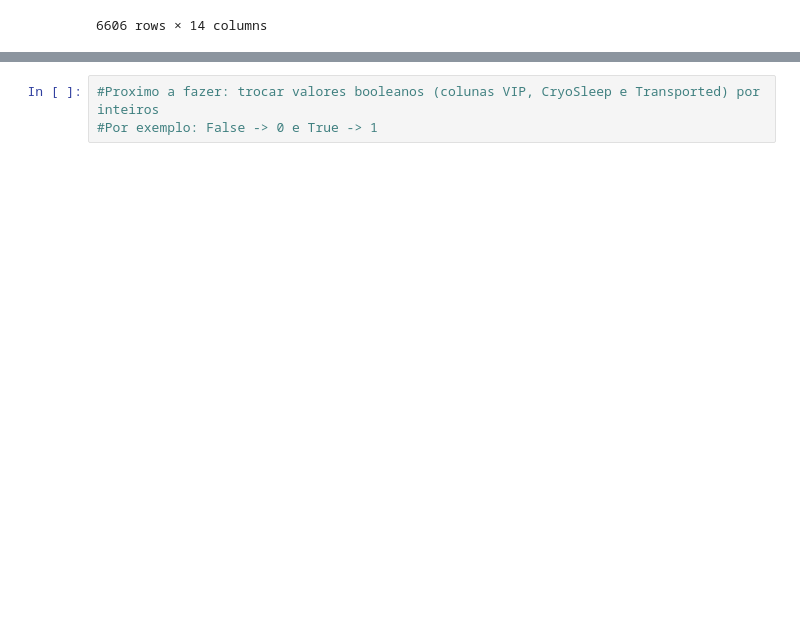
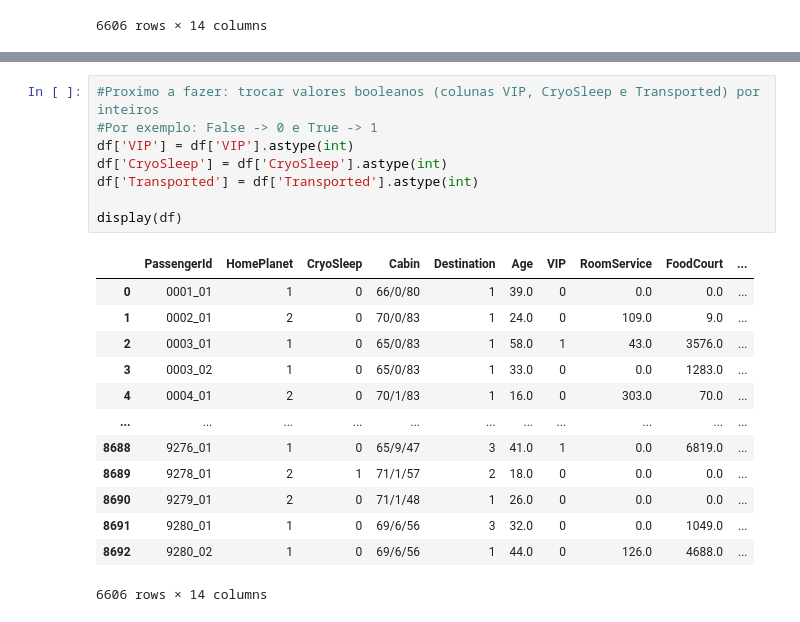
Before and after one commit to Saint-Piegas/Kaggles-GEL, a Jupyter notebook: SpaceshipTitanic/SpaceshipTitanic.ipynb, the cells around one changed output, grey strips where cells are left out. Drawn from its saved outputs; the diff is of its cells as text; blank space fills up the shorter version.

```diff
--- a/SpaceshipTitanic/SpaceshipTitanic.ipynb
+++ b/SpaceshipTitanic/SpaceshipTitanic.ipynb
@@ -74,3 +95,22 @@ display(df)
 # %%
 #Proximo a fazer: trocar valores booleanos (colunas VIP, CryoSleep e Transported) por inteiros
 #Por exemplo: False -> 0 e True -> 1
+df['VIP'] = df['VIP'].astype(int)
+df['CryoSleep'] = df['CryoSleep'].astype(int)
+df['Transported'] = df['Transported'].astype(int)
+
+display(df)
+# %% [output]
+|  | PassengerId | HomePlanet | CryoSleep | Cabin | Destination | Age | VIP | RoomService | FoodCourt | ... |
+| 0 | 0001_01 | 1 | 0 | 66/0/80 | 1 | 39.0 | 0 | 0.0 | 0.0 | ... |
+| 1 | 0002_01 | 2 | 0 | 70/0/83 | 1 | 24.0 | 0 | 109.0 | 9.0 | ... |
+| 2 | 0003_01 | 1 | 0 | 65/0/83 | 1 | 58.0 | 1 | 43.0 | 3576.0 | ... |
+| 3 | 0003_02 | 1 | 0 | 65/0/83 | 1 | 33.0 | 0 | 0.0 | 1283.0 | ... |
+| 4 | 0004_01 | 2 | 0 | 70/1/83 | 1 | 16.0 | 0 | 303.0 | 70.0 | ... |
+| ... | ... | ... | ... | ... | ... | ... | ... | ... | ... | ... |
+| 8688 | 9276_01 | 1 | 0 | 65/9/47 | 3 | 41.0 | 1 | 0.0 | 6819.0 | ... |
+| 8689 | 9278_01 | 2 | 1 | 71/1/57 | 2 | 18.0 | 0 | 0.0 | 0.0 | ... |
+| 8690 | 9279_01 | 2 | 0 | 71/1/48 | 1 | 26.0 | 0 | 0.0 | 0.0 | ... |
+| 8691 | 9280_01 | 1 | 0 | 69/6/56 | 3 | 32.0 | 0 | 0.0 | 1049.0 | ... |
+| 8692 | 9280_02 | 1 | 0 | 69/6/56 | 1 | 44.0 | 0 | 126.0 | 4688.0 | ... |
+6606 rows × 14 columns
```
Also changed, not shown: parts of 2 cells of this notebook.
